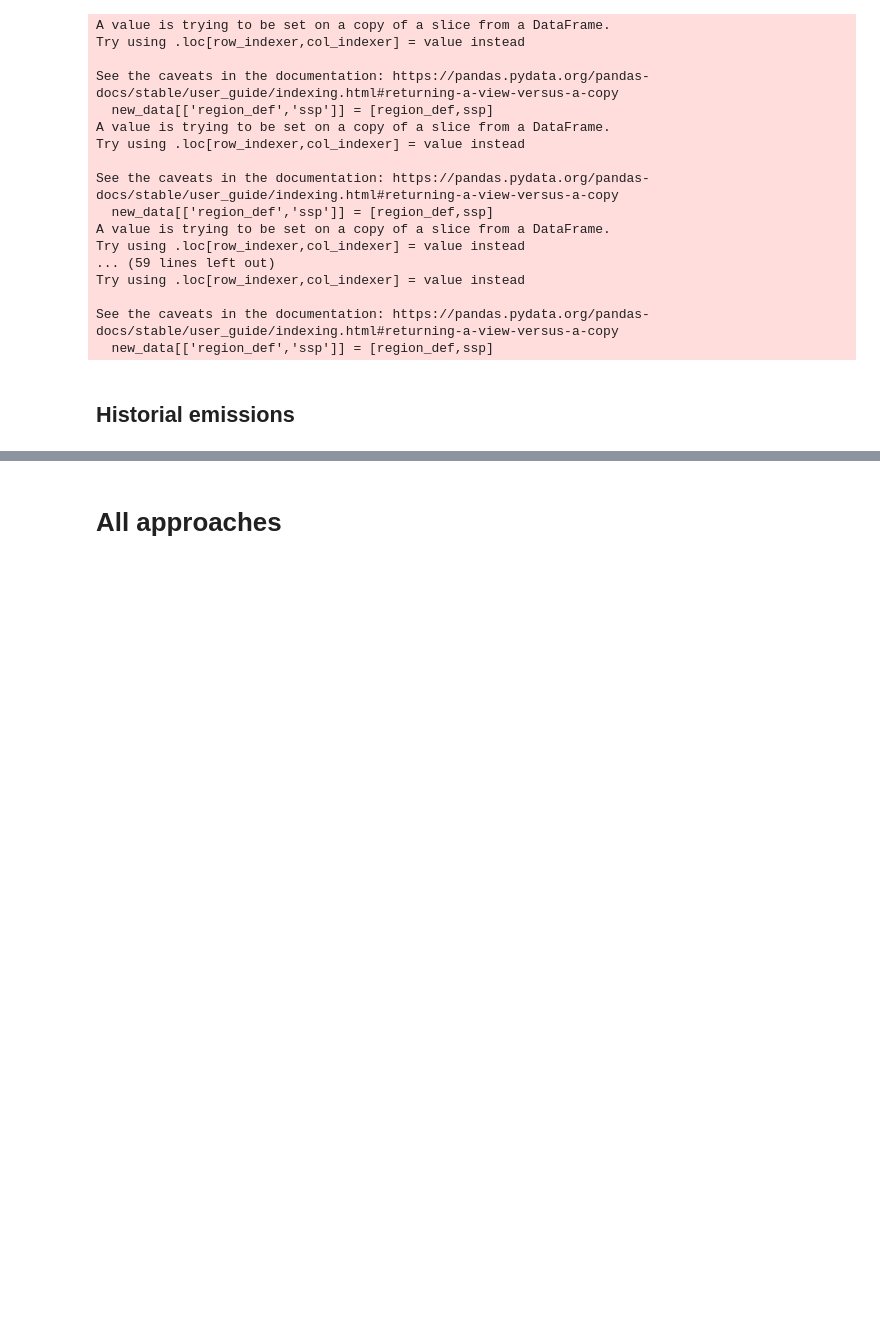
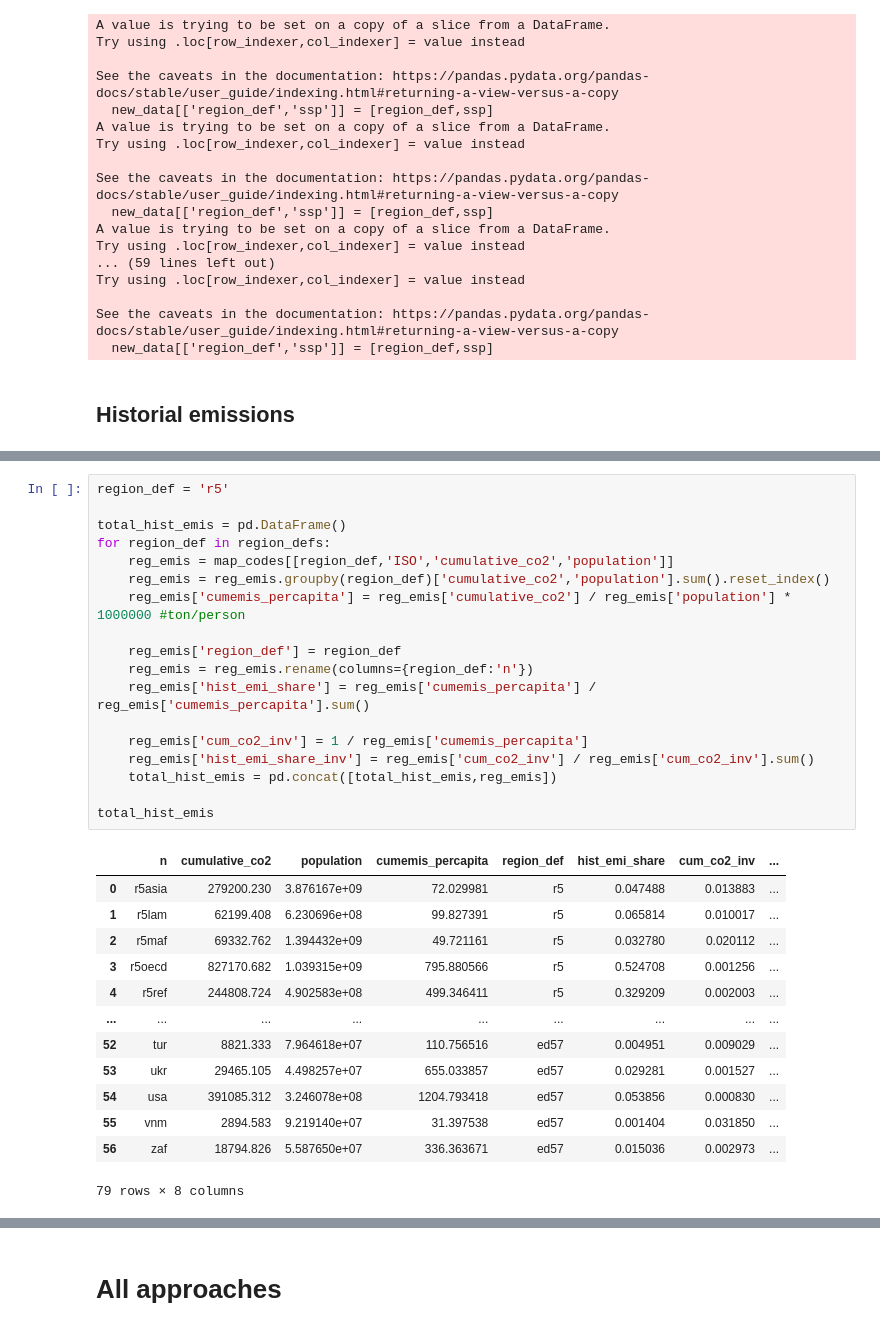
Before and after one commit to DanielPerezF/ClimateChange-WISE-project, a Jupyter notebook: region_data.ipynb, the cells around one changed output, grey strips where cells are left out. Saved outputs shown, nothing was run; the diff lists cells and outputs as text; blank space fills up the shorter version.

Commit message:
Updated shares with cum emis per capita

```diff
--- a/region_data.ipynb
+++ b/region_data.ipynb
@@ -230,0 +234,32 @@ map_codes = pd.read_csv('map_codes.csv')
+# %%
+region_def = 'r5'
+
+total_hist_emis = pd.DataFrame()
+for region_def in region_defs:
+    reg_emis = map_codes[[region_def,'ISO','cumulative_co2','population']]
+    reg_emis = reg_emis.groupby(region_def)['cumulative_co2','population'].sum().reset_index()
+    reg_emis['cumemis_percapita'] = reg_emis['cumulative_co2'] / reg_emis['population'] * 1000000 #ton/person
+
+    reg_emis['region_def'] = region_def
+    reg_emis = reg_emis.rename(columns={region_def:'n'})
+    reg_emis['hist_emi_share'] = reg_emis['cumemis_percapita'] / reg_emis['cumemis_percapita'].sum()
+
+    reg_emis['cum_co2_inv'] = 1 / reg_emis['cumemis_percapita']
+    reg_emis['hist_emi_share_inv'] = reg_emis['cum_co2_inv'] / reg_emis['cum_co2_inv'].sum()
+    total_hist_emis = pd.concat([total_hist_emis,reg_emis])
+
+total_hist_emis
+# %% [output]
+|  | n | cumulative_co2 | population | cumemis_percapita | region_def | hist_emi_share | cum_co2_inv | ... |
+| 0 | r5asia | 279200.230 | 3.876167e+09 | 72.029981 | r5 | 0.047488 | 0.013883 | ... |
+| 1 | r5lam | 62199.408 | 6.230696e+08 | 99.827391 | r5 | 0.065814 | 0.010017 | ... |
+| 2 | r5maf | 69332.762 | 1.394432e+09 | 49.721161 | r5 | 0.032780 | 0.020112 | ... |
+| 3 | r5oecd | 827170.682 | 1.039315e+09 | 795.880566 | r5 | 0.524708 | 0.001256 | ... |
+| 4 | r5ref | 244808.724 | 4.902583e+08 | 499.346411 | r5 | 0.329209 | 0.002003 | ... |
+| ... | ... | ... | ... | ... | ... | ... | ... | ... |
+| 52 | tur | 8821.333 | 7.964618e+07 | 110.756516 | ed57 | 0.004951 | 0.009029 | ... |
+| 53 | ukr | 29465.105 | 4.498257e+07 | 655.033857 | ed57 | 0.029281 | 0.001527 | ... |
+| 54 | usa | 391085.312 | 3.246078e+08 | 1204.793418 | ed57 | 0.053856 | 0.000830 | ... |
+| 55 | vnm | 2894.583 | 9.219140e+07 | 31.397538 | ed57 | 0.001404 | 0.031850 | ... |
+| 56 | zaf | 18794.826 | 5.587650e+07 | 336.363671 | ed57 | 0.015036 | 0.002973 | ... |
+79 rows × 8 columns
```
Also changed, not shown: parts of 8 cells of this notebook, 4 other files.
